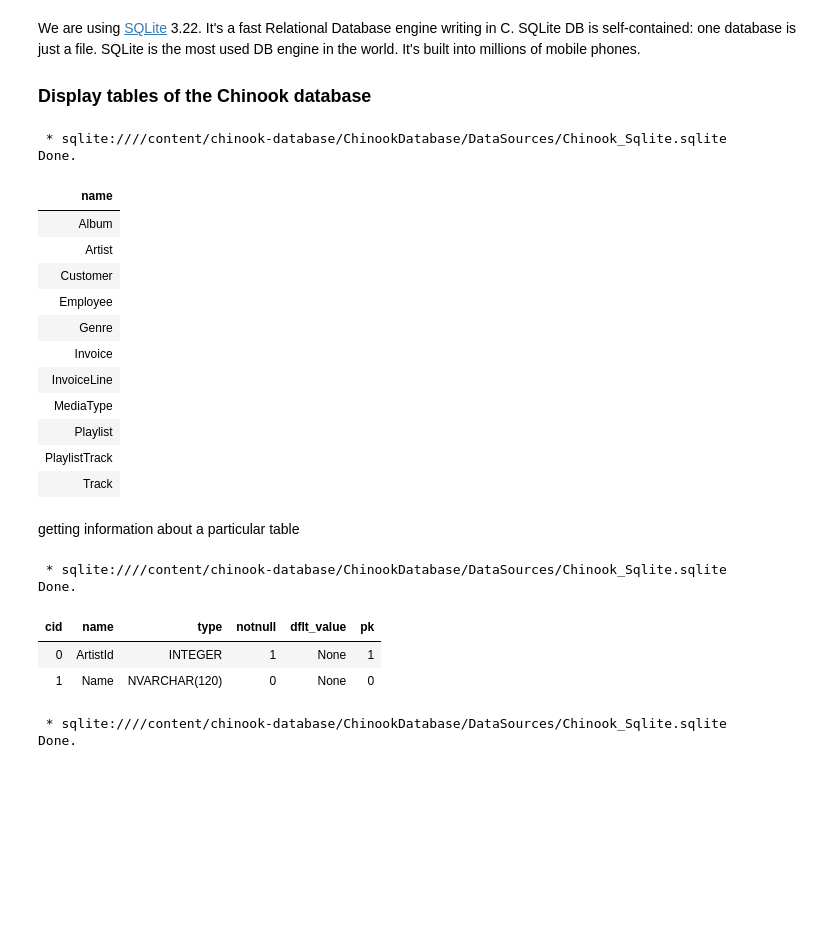
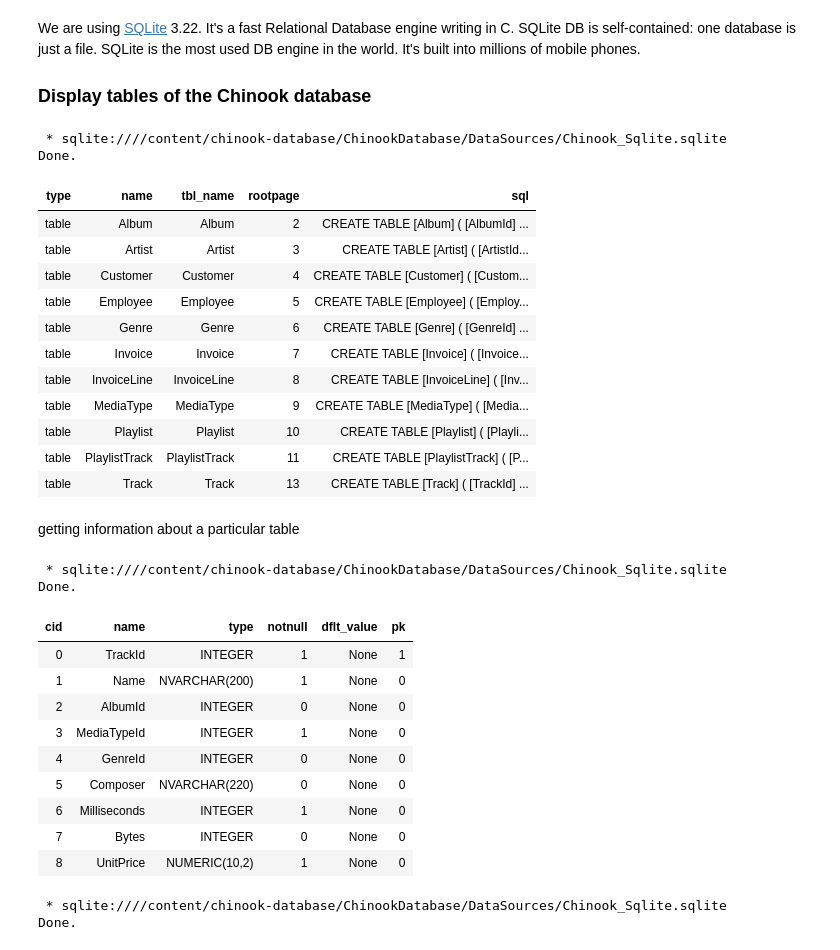
Before and after one commit to adigenova/uohdb, a Jupyter notebook: code/Chinook_db.ipynb, the cells around one changed output. Cells and saved outputs as stored; diff of their text form; code cells hidden in the pictures; blank space fills up the shorter version.

```diff
--- a/code/Chinook_db.ipynb
+++ b/code/Chinook_db.ipynb
@@ -55,33 +42,40 @@ We are using [SQLite](https://www.sqlite.org/index.html) 3.22. It's a fast Relat
 ### Display tables of the Chinook database
 # %%
 %%sql
-SELECT name FROM sqlite_master WHERE type='table' AND name NOT LIKE 'sqlite_%';
+SELECT * FROM sqlite_master WHERE type='table' AND name NOT LIKE 'sqlite_%';
 # %% [output]
  * sqlite:////content/chinook-database/ChinookDatabase/DataSources/Chinook_Sqlite.sqlite
 Done.
-| name |
-| Album |
-| Artist |
-| Customer |
-| Employee |
-| Genre |
-| Invoice |
-| InvoiceLine |
-| MediaType |
-| Playlist |
-| PlaylistTrack |
-| Track |
+| type | name | tbl_name | rootpage | sql |
+| table | Album | Album | 2 | CREATE TABLE [Album] ( [AlbumId] ... |
+| table | Artist | Artist | 3 | CREATE TABLE [Artist] ( [ArtistId... |
+| table | Customer | Customer | 4 | CREATE TABLE [Customer] ( [Custom... |
+| table | Employee | Employee | 5 | CREATE TABLE [Employee] ( [Employ... |
+| table | Genre | Genre | 6 | CREATE TABLE [Genre] ( [GenreId] ... |
+| table | Invoice | Invoice | 7 | CREATE TABLE [Invoice] ( [Invoice... |
+| table | InvoiceLine | InvoiceLine | 8 | CREATE TABLE [InvoiceLine] ( [Inv... |
+| table | MediaType | MediaType | 9 | CREATE TABLE [MediaType] ( [Media... |
+| table | Playlist | Playlist | 10 | CREATE TABLE [Playlist] ( [Playli... |
+| table | PlaylistTrack | PlaylistTrack | 11 | CREATE TABLE [PlaylistTrack] ( [P... |
+| table | Track | Track | 13 | CREATE TABLE [Track] ( [TrackId] ... |
 # %% [markdown]
 getting information about a particular table
 # %%
 %%sql
-PRAGMA table_info([Artist]);
+PRAGMA table_info([Track]);
 # %% [output]
  * sqlite:////content/chinook-database/ChinookDatabase/DataSources/Chinook_Sqlite.sqlite
 Done.
 | cid | name | type | notnull | dflt_value | pk |
-| 0 | ArtistId | INTEGER | 1 | None | 1 |
-| 1 | Name | NVARCHAR(120) | 0 | None | 0 |
+| 0 | TrackId | INTEGER | 1 | None | 1 |
+| 1 | Name | NVARCHAR(200) | 1 | None | 0 |
+| 2 | AlbumId | INTEGER | 0 | None | 0 |
+| 3 | MediaTypeId | INTEGER | 1 | None | 0 |
+| 4 | GenreId | INTEGER | 0 | None | 0 |
+| 5 | Composer | NVARCHAR(220) | 0 | None | 0 |
+| 6 | Milliseconds | INTEGER | 1 | None | 0 |
+| 7 | Bytes | INTEGER | 0 | None | 0 |
+| 8 | UnitPrice | NUMERIC(10,2) | 1 | None | 0 |
 # %%
 %%sql
 PRAGMA table_info([Employee]);
```
Also changed, not shown: parts of 11 cells of this notebook.
